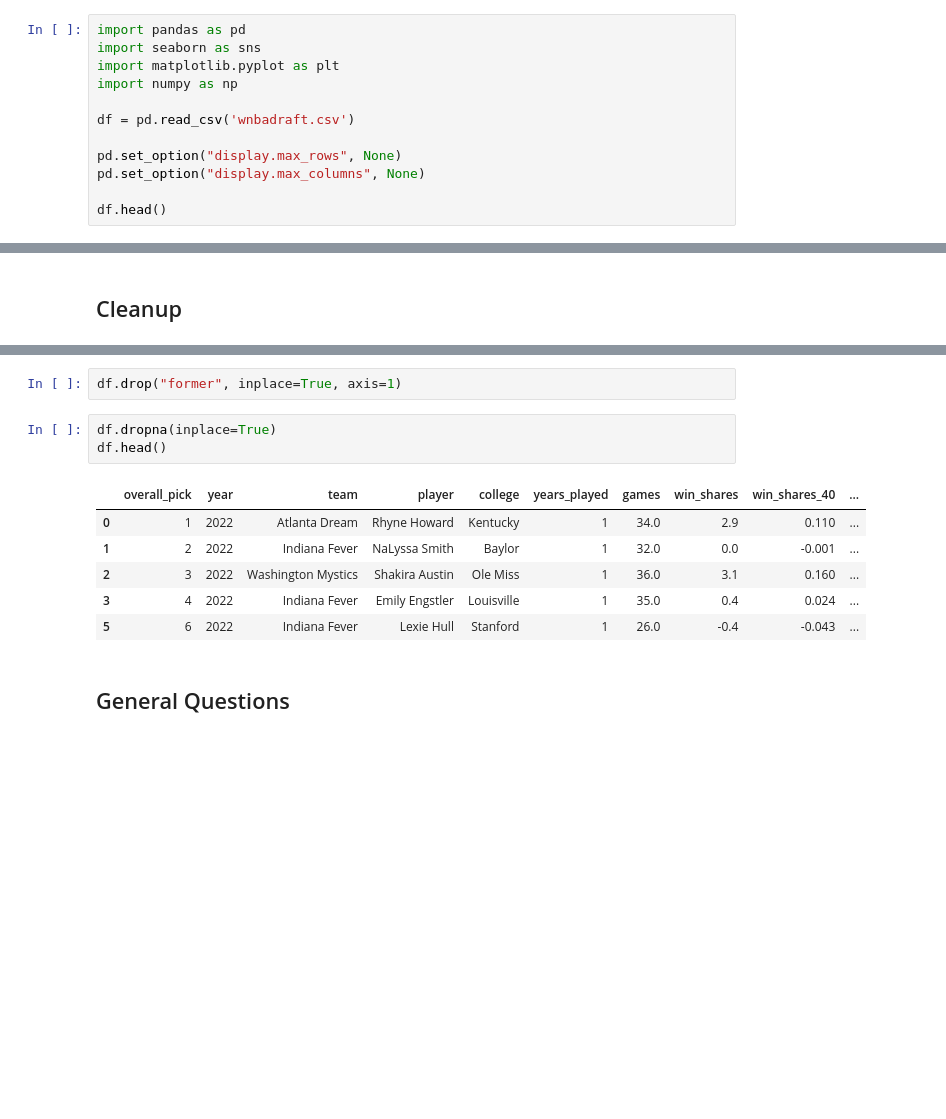
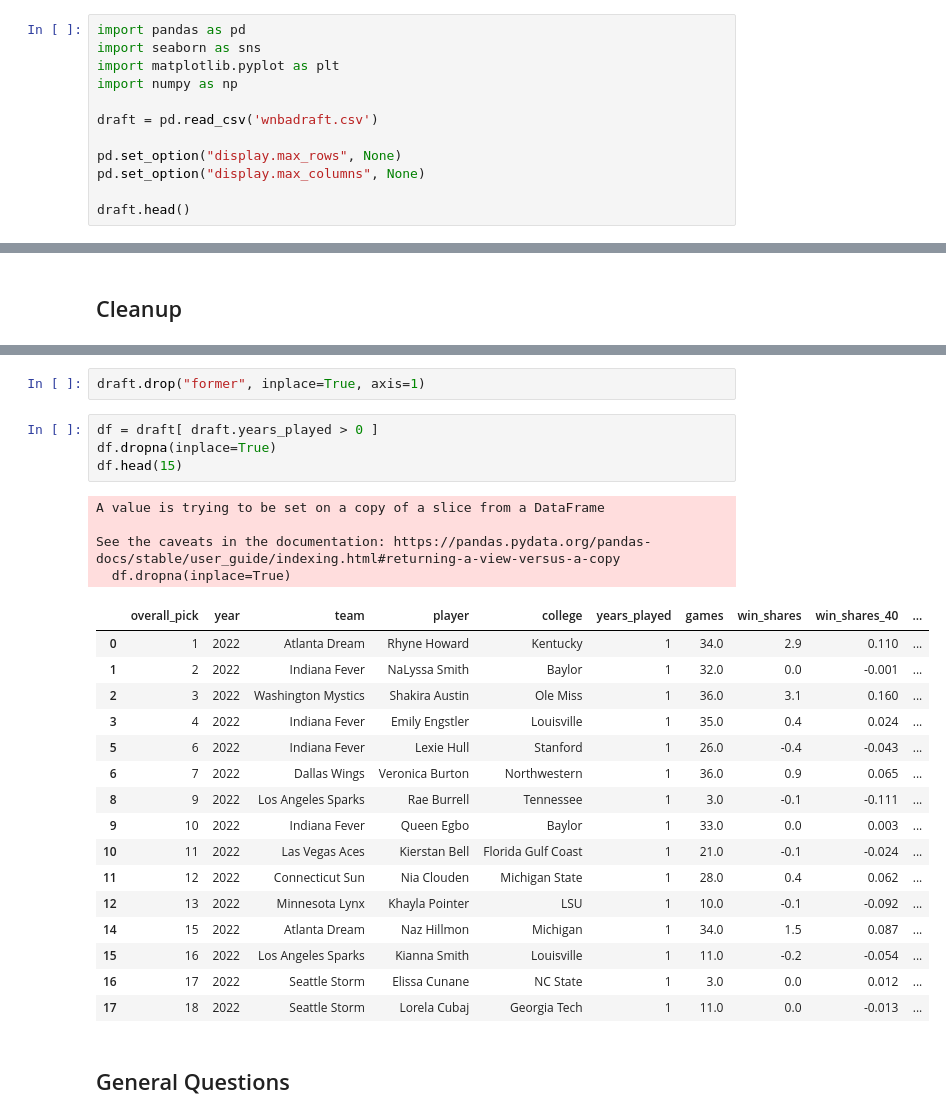
Before and after one commit to AveryH6/WNBA-Draft, a Jupyter notebook: draft.ipynb, the cells around one changed output, grey strips where cells are left out. Drawn from its saved outputs; the diff is of its cells as text; blank space fills up the shorter version.

```diff
--- a/draft.ipynb
+++ b/draft.ipynb
@@ -6,12 +6,12 @@ import seaborn as sns
 import matplotlib.pyplot as plt
 import numpy as np
 
-df = pd.read_csv('wnbadraft.csv')
+draft = pd.read_csv('wnbadraft.csv')
 
 pd.set_option("display.max_rows", None)
 pd.set_option("display.max_columns", None)
 
-df.head()
+draft.head()
 # %% [output]
 |  | overall_pick | year | team | player | former | college | years_played | games | win_shares | ... |
 | 0 | 1 | 2022 | Atlanta Dream | Rhyne Howard | NaN | Kentucky | 1 | 34.0 | 2.9 | ... |
@@ -61,17 +61,32 @@ df.head(15)
 | 13 | 14 | 2022 | Washington Mystics | Christyn Williams | NaN | UConn | 0 | NaN | NaN | ... |
 | 14 | 15 | 2022 | Atlanta Dream | Naz Hillmon | NaN | Michigan | 1 | 34.0 | 1.5 | ... |
 # %%
-df.drop("former", inplace=True, axis=1)
+draft.drop("former", inplace=True, axis=1)
 # %%
+df = draft[ draft.years_played > 0 ]
 df.dropna(inplace=True)
-df.head()
+df.head(15)
 # %% [output]
+A value is trying to be set on a copy of a slice from a DataFrame
+
+See the caveats in the documentation: https://pandas.pydata.org/pandas-docs/stable/user_guide/indexing.html#returning-a-view-versus-a-copy
+  df.dropna(inplace=True)
 |  | overall_pick | year | team | player | college | years_played | games | win_shares | win_shares_40 | ... |
 | 0 | 1 | 2022 | Atlanta Dream | Rhyne Howard | Kentucky | 1 | 34.0 | 2.9 | 0.110 | ... |
 | 1 | 2 | 2022 | Indiana Fever | NaLyssa Smith | Baylor | 1 | 32.0 | 0.0 | -0.001 | ... |
 | 2 | 3 | 2022 | Washington Mystics | Shakira Austin | Ole Miss | 1 | 36.0 | 3.1 | 0.160 | ... |
 | 3 | 4 | 2022 | Indiana Fever | Emily Engstler | Louisville | 1 | 35.0 | 0.4 | 0.024 | ... |
 | 5 | 6 | 2022 | Indiana Fever | Lexie Hull | Stanford | 1 | 26.0 | -0.4 | -0.043 | ... |
+| 6 | 7 | 2022 | Dallas Wings | Veronica Burton | Northwestern | 1 | 36.0 | 0.9 | 0.065 | ... |
+| 8 | 9 | 2022 | Los Angeles Sparks | Rae Burrell | Tennessee | 1 | 3.0 | -0.1 | -0.111 | ... |
+| 9 | 10 | 2022 | Indiana Fever | Queen Egbo | Baylor | 1 | 33.0 | 0.0 | 0.003 | ... |
+| 10 | 11 | 2022 | Las Vegas Aces | Kierstan Bell | Florida Gulf Coast | 1 | 21.0 | -0.1 | -0.024 | ... |
+| 11 | 12 | 2022 | Connecticut Sun | Nia Clouden | Michigan State | 1 | 28.0 | 0.4 | 0.062 | ... |
+| 12 | 13 | 2022 | Minnesota Lynx | Khayla Pointer | LSU | 1 | 10.0 | -0.1 | -0.092 | ... |
+| 14 | 15 | 2022 | Atlanta Dream | Naz Hillmon | Michigan | 1 | 34.0 | 1.5 | 0.087 | ... |
+| 15 | 16 | 2022 | Los Angeles Sparks | Kianna Smith | Louisville | 1 | 11.0 | -0.2 | -0.054 | ... |
+| 16 | 17 | 2022 | Seattle Storm | Elissa Cunane | NC State | 1 | 3.0 | 0.0 | 0.012 | ... |
+| 17 | 18 | 2022 | Seattle Storm | Lorela Cubaj | Georgia Tech | 1 | 11.0 | 0.0 | -0.013 | ... |
 # %% [markdown]
 ## General Questions
 # %% [markdown]
```
Also changed, not shown: parts of 2 cells of this notebook.
